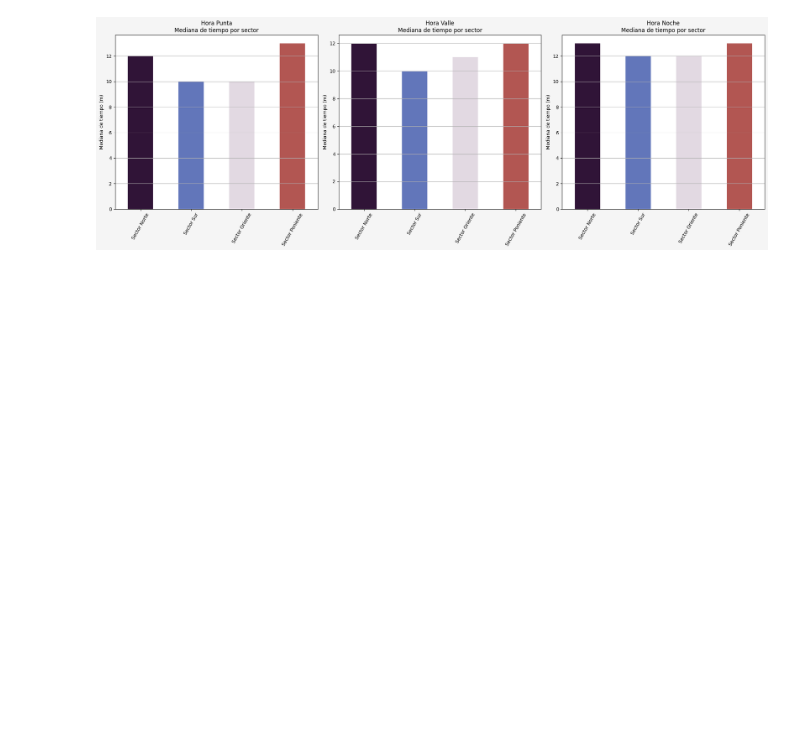
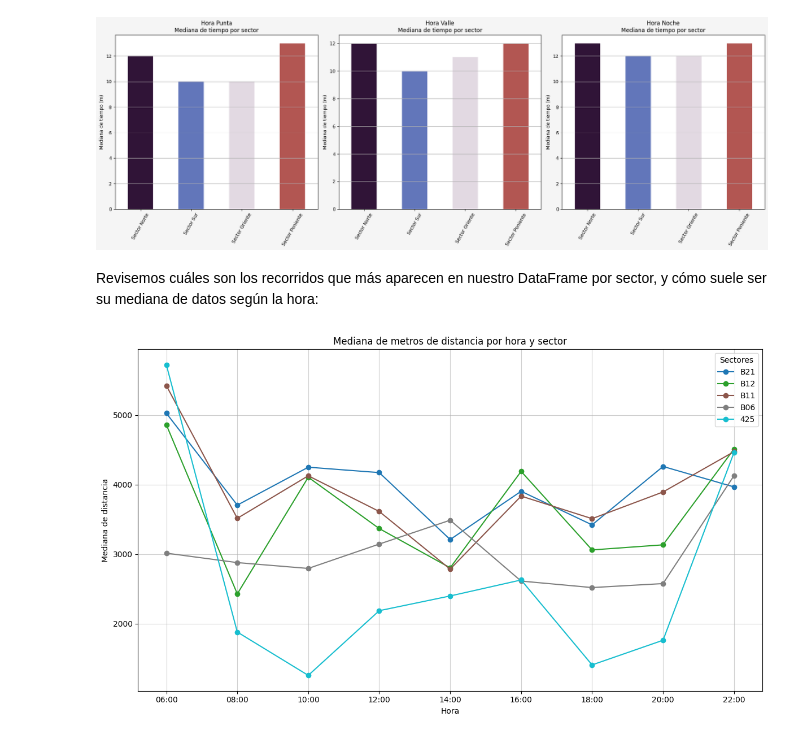
Before and after one commit to vpardoss/squadecaedro, a Jupyter notebook: analisis_data.ipynb, the cells around one changed output. Cells and saved outputs as stored; diff of their text form; code cells hidden in the pictures; blank space fills up the shorter version.

```diff
--- a/analisis_data.ipynb
+++ b/analisis_data.ipynb
@@ -331,3 +305,50 @@ plt.tight_layout()
 plt.show()
 # %% [output]
 [figure]
+# %% [markdown]
+Revisemos cuáles son los recorridos que más aparecen en nuestro DataFrame por sector, y cómo suele ser su mediana de datos según la hora:
+# %%
+# RECORRIDOS FRECUENTES NORTE
+recorrido_norte['route_id'].value_counts().head(5)
+b21_rec = recorrido_norte[recorrido_norte['route_id'] == 'B21']
+b12_rec = recorrido_norte[recorrido_norte['route_id'] == 'B12']
+b11_rec = recorrido_norte[recorrido_norte['route_id'] == 'B11']
+b06_rec = recorrido_norte[recorrido_norte['route_id'] == 'B06']
+rec_425 = recorrido_norte[recorrido_norte['route_id'] == '425']
+b21_meters = b21_rec.groupby(by='Hour_minute').agg({'meters_distance': 'median'})
+b12_meters = b12_rec.groupby('Hour_minute').agg({'meters_distance': 'median'})
+b11_meters = b11_rec.groupby('Hour_minute').agg({'meters_distance': 'median'})
+b06_meters = b06_rec.groupby('Hour_minute').agg({'meters_distance': 'median'})
+meters_425 = rec_425.groupby('Hour_minute').agg({'meters_distance': 'median'})
+b21_meters.rename(columns={'meters_distance':'B21'}, inplace=True)
+b12_meters.rename(columns={'meters_distance':'B12'}, inplace=True)
+b11_meters.rename(columns={'meters_distance':'B11'}, inplace=True)
+b06_meters.rename(columns={'meters_distance':'B06'}, inplace=True)
+meters_425.rename(columns={'meters_distance':'425'}, inplace=True)
+# Concatenamos horizontalmente
+meters_recorrido_norte = pd.concat([b21_meters, b12_meters, b11_meters, b06_meters, meters_425], axis=1)
+meters_recorrido_norte.drop(meters_recorrido_norte.index[2], inplace=True)
+meters_recorrido_norte.drop(meters_recorrido_norte.index[7], inplace=True)
+# %%
+# CREAMOS GRÁFICO PARA RECORRIDOS DEL SECTOR NORTE
+plt.figure(figsize=(12,7))
+
+# Graficamos todas las columnas por sector
+colormap = plt.colormaps['tab10']
+for i, columna in enumerate(meters_recorrido_norte.columns):
+    plt.plot(meters_recorrido_norte.index,
+            meters_recorrido_norte[columna],
+            marker='o',
+            label=columna,
+            color = colormap(i / (len(meters_recorrido_norte.columns) - 1)))
+
+plt.title("Mediana de metros de distancia por hora y sector")
+plt.xlabel("Hora")
+plt.ylabel("Mediana de distancia")
+plt.legend(title="Sectores")
+plt.grid(True, linestyle='-', alpha=0.6)
+plt.tight_layout()
+
+plt.show()
+# %% [output]
+[figure, added]
```
Also changed, not shown: parts of 9 cells of this notebook.
